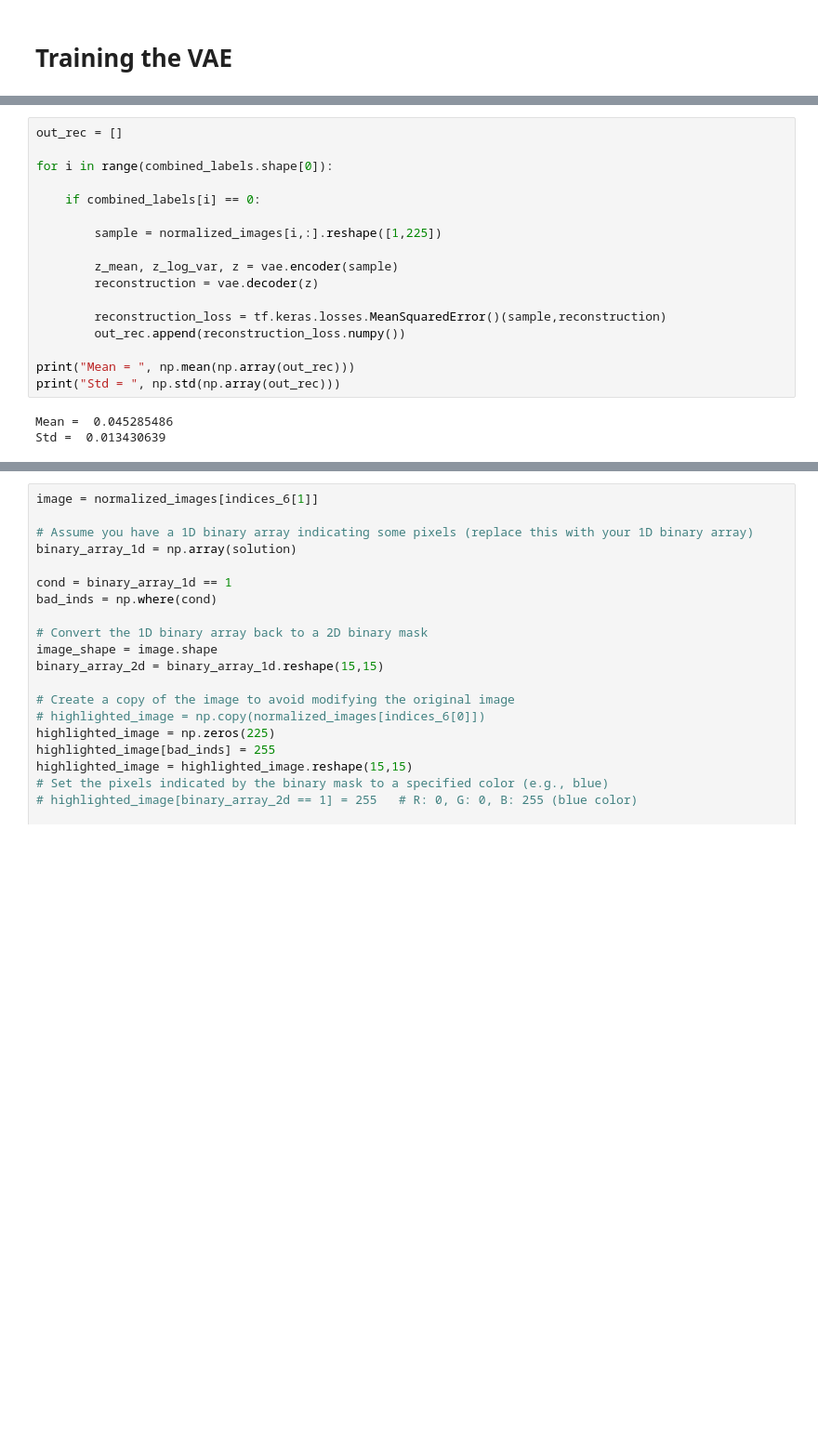
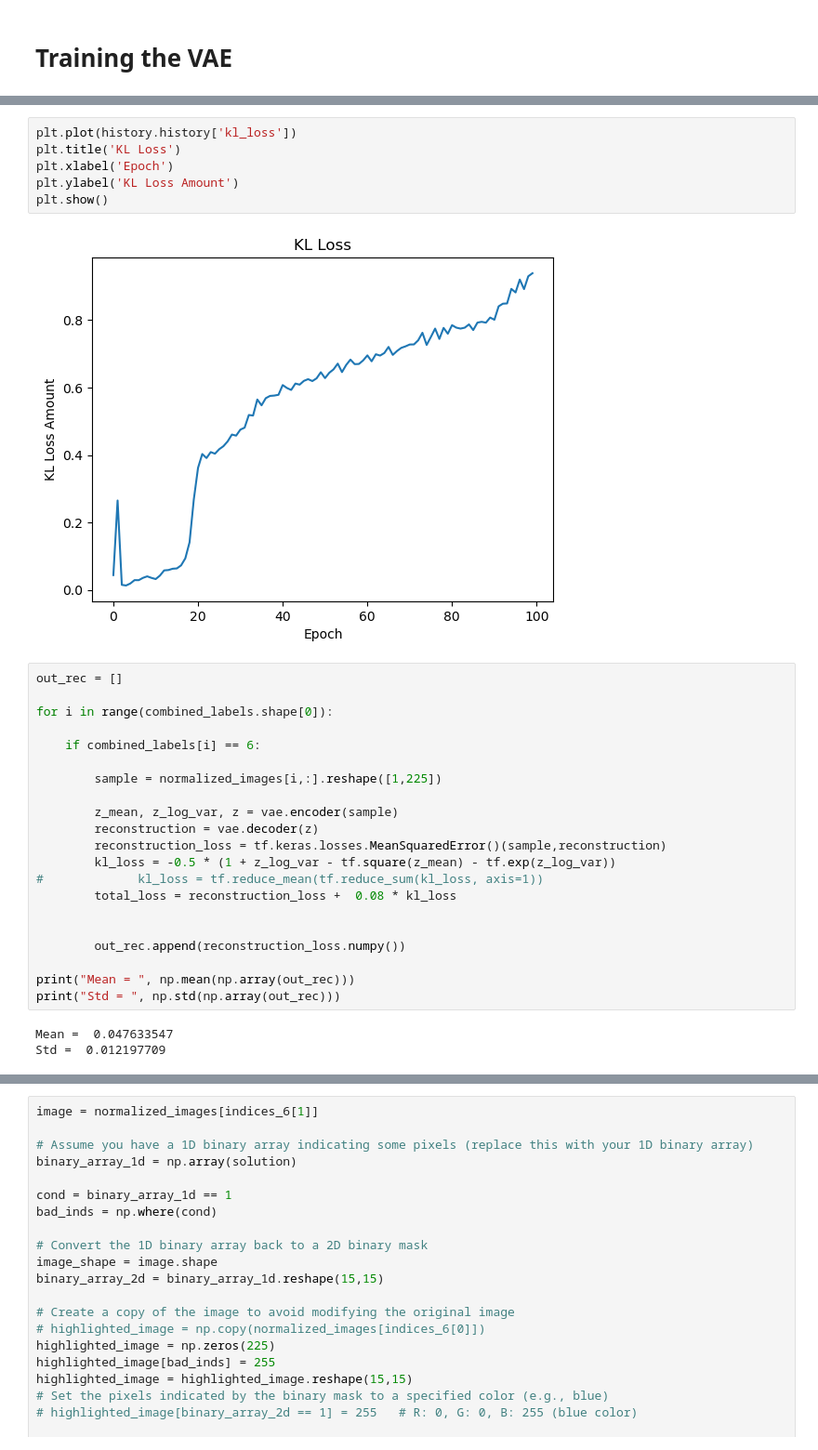
Before and after one commit to SMATousi/outlier_VAE, a Jupyter notebook: MNIST2.ipynb, the cells around one changed output, grey strips where cells are left out. Shown: that part at 93% size. Drawn from its saved outputs; the diff is of its cells as text; blank space fills up the shorter version.

```diff
--- a/MNIST2.ipynb
+++ b/MNIST2.ipynb
@@ -255,23 +255,35 @@ Epoch 100/100
+# %%
+plt.plot(history.history['kl_loss'])
+plt.title('KL Loss')
+plt.xlabel('Epoch')
+plt.ylabel('KL Loss Amount')
+plt.show()
+# %% [output]
+[figure, added]
 # %%
 out_rec = []
 
 for i in range(combined_labels.shape[0]):
 
-    if combined_labels[i] == 0:
+    if combined_labels[i] == 6:
 
         sample = normalized_images[i,:].reshape([1,225])
 
         z_mean, z_log_var, z = vae.encoder(sample)
         reconstruction = vae.decoder(z)
+        reconstruction_loss = tf.keras.losses.MeanSquaredError()(sample,reconstruction)
+        kl_loss = -0.5 * (1 + z_log_var - tf.square(z_mean) - tf.exp(z_log_var))
+#             kl_loss = tf.reduce_mean(tf.reduce_sum(kl_loss, axis=1))
+        total_loss = reconstruction_loss +  0.08 * kl_loss
 
-        reconstruction_loss = tf.keras.losses.MeanSquaredError()(sample,reconstruction)
+
         out_rec.append(reconstruction_loss.numpy())
 
 print("Mean = ", np.mean(np.array(out_rec)))
 print("Std = ", np.std(np.array(out_rec)))
 # %% [output]
-Mean =  0.045285486
-Std =  0.013430639
+Mean =  0.047633547
+Std =  0.012197709
 # %%
 import numpy as np
 import matplotlib.pyplot as plt
```
Also changed, not shown: parts of 16 cells of this notebook, 3 other files.
